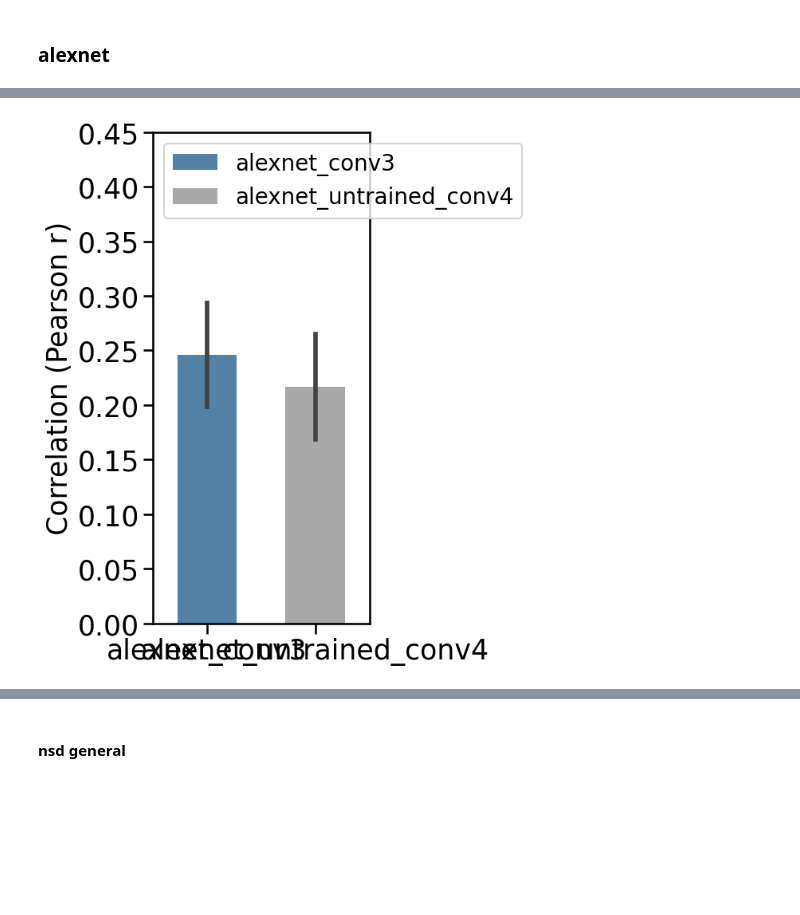
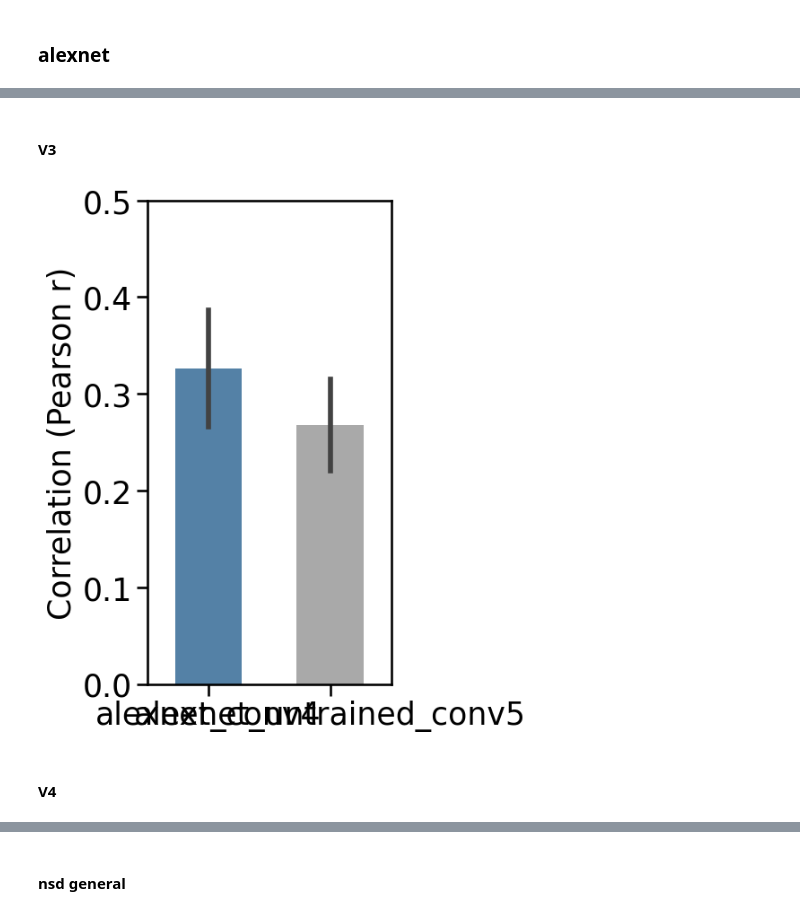
Before and after one commit to akazemian/untrained_models_of_visual_cortex, a Jupyter notebook: model_evaluation/results/predicting_brain_data/encoding_performance.ipynb, the cells around one changed output, grey strips where cells are left out. Drawn from its saved outputs; the diff is of its cells as text; code cells hidden in the pictures; blank space fills up the shorter version.

```diff
--- a/model_evaluation/results/predicting_brain_data/encoding_performance.ipynb
+++ b/model_evaluation/results/predicting_brain_data/encoding_performance.ipynb
@@ -62,8 +113,16 @@ mode = 'ridgecv'
 # %%
+regions = ['V1']
+
 data_dict = {}
-models = ['alexnet_conv3','alexnet_untrained_conv4']
-for model in models:
-    data_dict[model] = load_model_dict(model)
+# models = [get_scores_iden(['alexnet','best_layer', regions[0], dataset], ['untrained','gpool=False'])
+#           ,get_scores_iden(['alexnet_untrained','best_layer', regions[0], dataset], ['gpool=False'])]
+models = [get_scores_iden(['alexnet','best_layer', regions[0], dataset, 'gpool=False'], ['untrained'])
+          ,get_scores_iden(['alexnet_untrained','best_layer', regions[0], dataset, 'gpool=False'])]
+for iden in models:
+    iden = iden.split('_')
+    model_name = iden[0] + '_' + iden[1] +  '_' + iden[2] if 'untrained' in iden else iden[0] + '_' + iden[1]
+    data_dict[model_name] = load_model_dict(model_name,gpool=gpool)
 
-palette = {'alexnet_conv3':'steelblue', 'alexnet_untrained_conv4':'darkgray'}
-regions = ['V1','V2','V3','V4']
+
+layer_names = list(data_dict.keys())
+palette = {layer_names[0]:'steelblue', layer_names[1]:'darkgray'}
@@ -70,11 +172,32 @@ regions = ['V1','V2','V3','V4']
+# %% [markdown]
+#### V3
+# %%
+regions = ['V3']
+
+data_dict = {}
+# models = [get_scores_iden(['alexnet','best_layer', regions[0], dataset], ['untrained','gpool=False'])
+#           ,get_scores_iden(['alexnet_untrained','best_layer', regions[0], dataset], ['gpool=False'])]
+models = [get_scores_iden(['alexnet','best_layer', regions[0], dataset, 'gpool=False'], ['untrained'])
+          ,get_scores_iden(['alexnet_untrained','best_layer', regions[0], dataset, 'gpool=False'])]
+
+for iden in models:
+    iden = iden.split('_')
+    model_name = iden[0] + '_' + iden[1] +  '_' + iden[2] if 'untrained' in iden else iden[0] + '_' + iden[1]
+    data_dict[model_name] = load_model_dict(model_name,gpool=gpool)
+
+
+layer_names = list(data_dict.keys())
+palette = {layer_names[0]:'steelblue', layer_names[1]:'darkgray'}
 # %%
-plot_results(data_dict = data_dict, plot_type = 'compare_models',
+plot_results(best_layer=True,data_dict = data_dict, plot_type = 'compare_models',
                  dataset = dataset, regions = regions,
                  palette=palette,
-                 ylim = (0,0.45),
+                 ylim = (0,0.5),
                  width = 0.55,
-                 show_legend= True,
-                 params = (3.5,8),
-                 file_name=f'{dataset}_{regions}_alexnet')
+                 show_legend= False,
+                 params = (3.5,7),
+                 file_name=f'{dataset}_{regions}_alexnet_gpool={gpool}')
 # %% [output]
-[figure, old version]
+[figure, new version]
+# %% [markdown]
+#### V4
```
Also changed, not shown: parts of 45 cells of this notebook, 22 other files.
